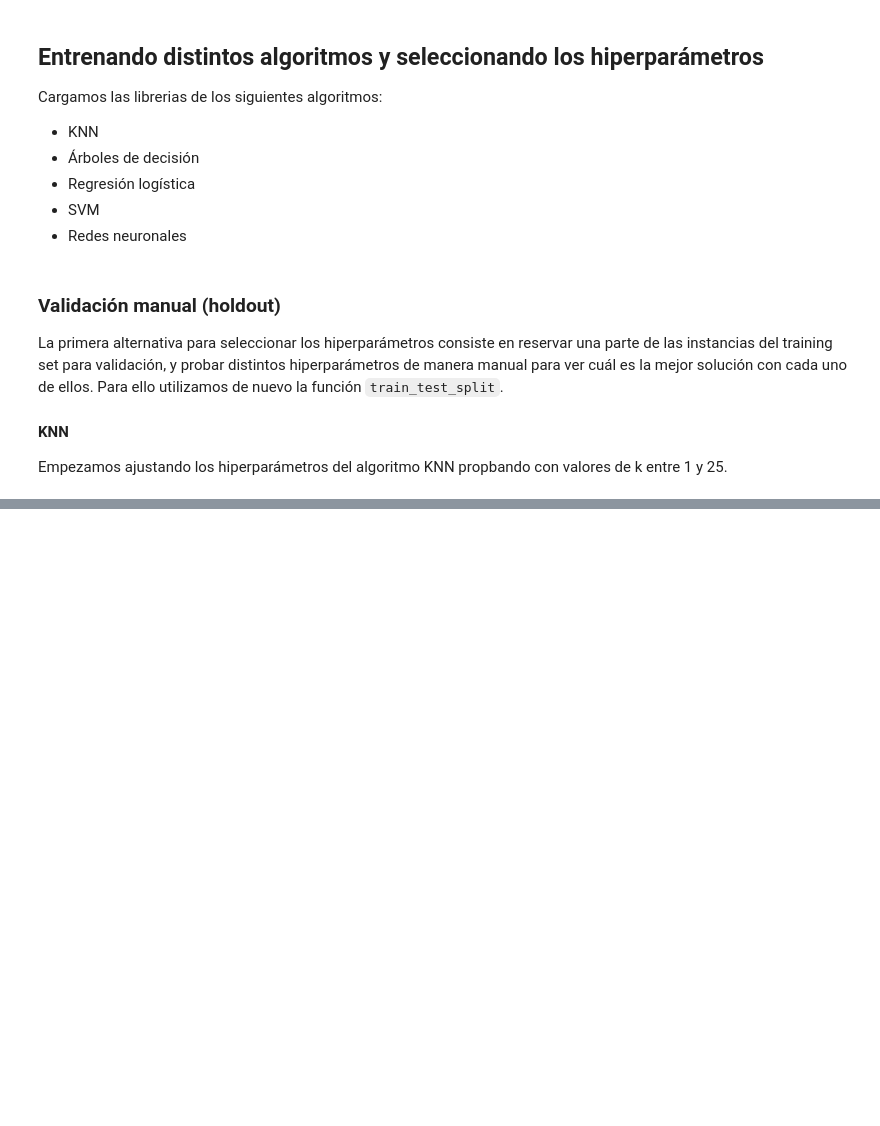
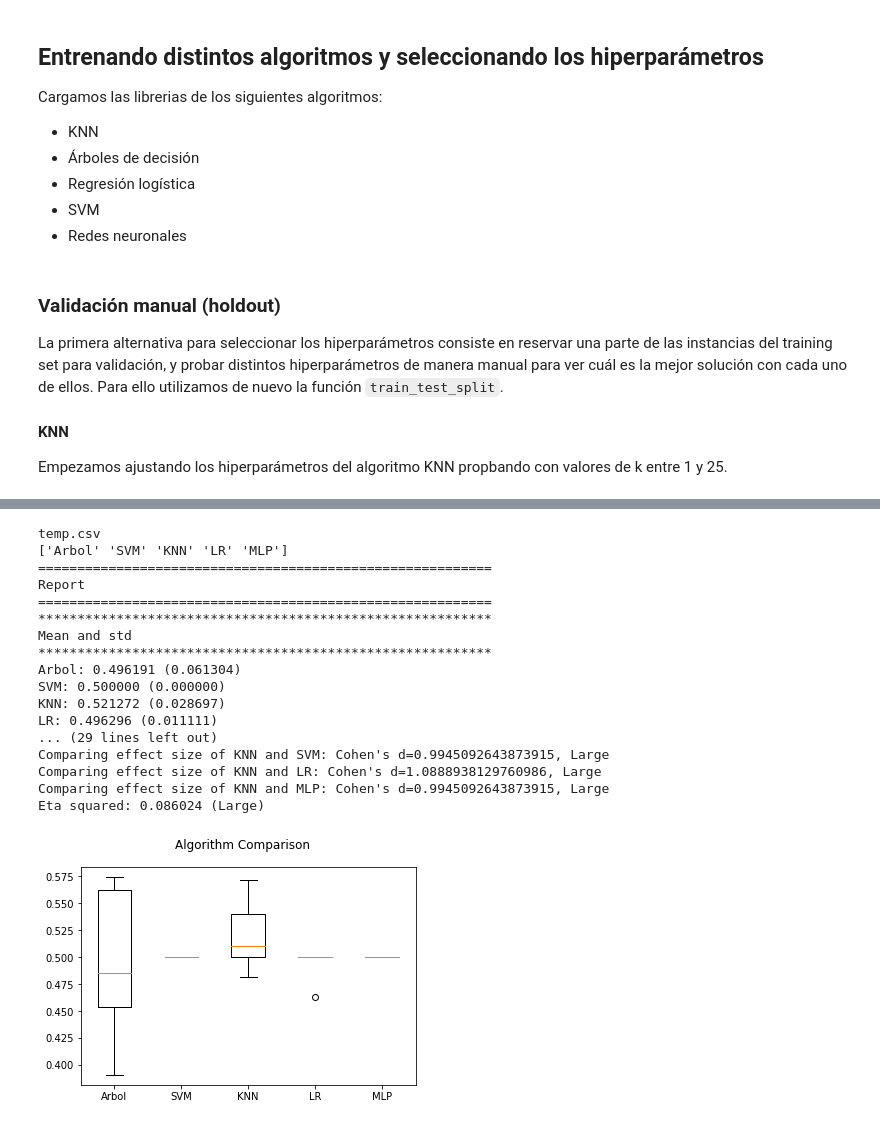
Before and after one commit to RodrigoTomeES/PersonalBlog, a Jupyter notebook: ComparativaAlgoritmos.ipynb, the cells around one changed output, grey strips where cells are left out. Cells and saved outputs as stored; diff of their text form; code cells hidden in the pictures; blank space fills up the shorter version.

```diff
--- a/ComparativaAlgoritmos.ipynb
+++ b/ComparativaAlgoritmos.ipynb
@@ -76,0 +785,21 @@ ValueError: ignored
+# %%
+compare_methods(X_train_std,Y,listAlgorithms,listParams,listNames,metric='auroc')
+# %% [output]
+temp.csv
+['Arbol' 'SVM' 'KNN' 'LR' 'MLP']
+==========================================================
+Report
+==========================================================
+**********************************************************
+Mean and std
+**********************************************************
+Arbol: 0.496191 (0.061304)
+SVM: 0.500000 (0.000000)
+KNN: 0.521272 (0.028697)
+LR: 0.496296 (0.011111)
+... (29 lines left out)
+Comparing effect size of KNN and SVM: Cohen's d=0.9945092643873915, Large
+Comparing effect size of KNN and LR: Cohen's d=1.0888938129760986, Large
+Comparing effect size of KNN and MLP: Cohen's d=0.9945092643873915, Large
+Eta squared: 0.086024 (Large)
+[figure, added]
```
Also changed, not shown: parts of 72 cells of this notebook.
